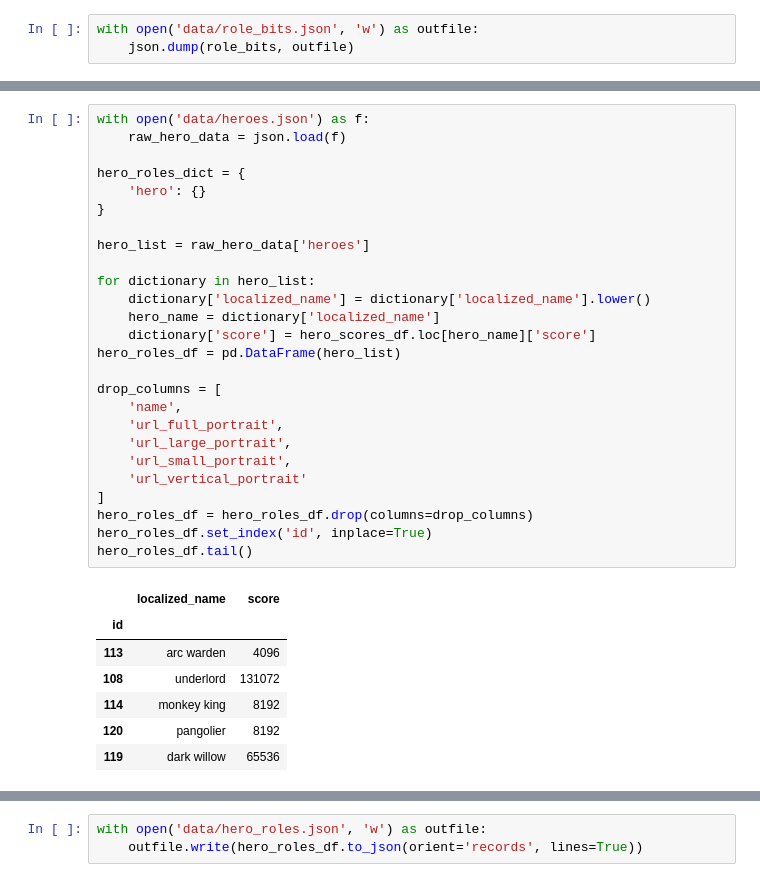
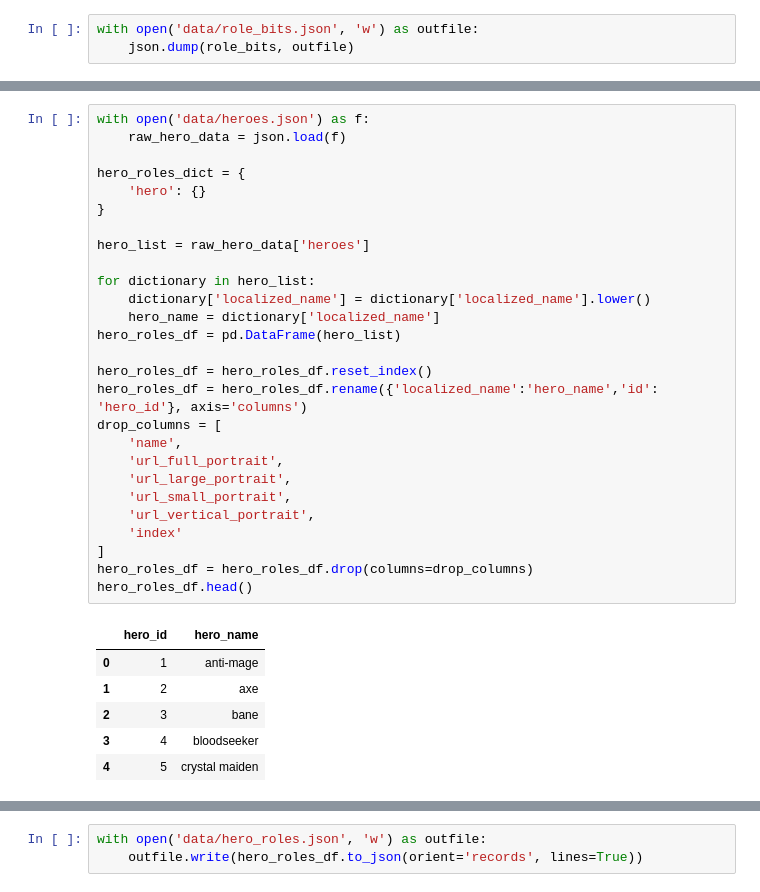
Before and after one commit to Samuel-Campbell/dota2, a Jupyter notebook: src/Dota2_Analysis.ipynb, the cells around one changed output, grey strips where cells are left out. Drawn from its saved outputs; the diff is of its cells as text.

```diff
--- a/src/Dota2_Analysis.ipynb
+++ b/src/Dota2_Analysis.ipynb
@@ -369,34 +407,34 @@ hero_scores_df.head()
 # %%
 with open('data/heroes.json') as f:
     raw_hero_data = json.load(f)
 
 hero_roles_dict = {
     'hero': {}
 }
 
 hero_list = raw_hero_data['heroes']
 
 for dictionary in hero_list:
     dictionary['localized_name'] = dictionary['localized_name'].lower()
     hero_name = dictionary['localized_name']
-    dictionary['score'] = hero_scores_df.loc[hero_name]['score']
 hero_roles_df = pd.DataFrame(hero_list)
 
+hero_roles_df = hero_roles_df.reset_index()
+hero_roles_df = hero_roles_df.rename({'localized_name':'hero_name','id': 'hero_id'}, axis='columns')
 drop_columns = [
     'name',
     'url_full_portrait',
     'url_large_portrait',
     'url_small_portrait',
-    'url_vertical_portrait'
+    'url_vertical_portrait',
+    'index'
 ]
 hero_roles_df = hero_roles_df.drop(columns=drop_columns)
-hero_roles_df.set_index('id', inplace=True)
-hero_roles_df.tail()
+hero_roles_df.head()
 # %% [output]
-|  | localized_name | score |
-| id |  |  |
-| 113 | arc warden | 4096 |
-| 108 | underlord | 131072 |
-| 114 | monkey king | 8192 |
-| 120 | pangolier | 8192 |
-| 119 | dark willow | 65536 |
+|  | hero_id | hero_name |
+| 0 | 1 | anti-mage |
+| 1 | 2 | axe |
+| 2 | 3 | bane |
+| 3 | 4 | bloodseeker |
+| 4 | 5 | crystal maiden |
```
Also changed, not shown: parts of 7 cells of this notebook, 1 other file.
